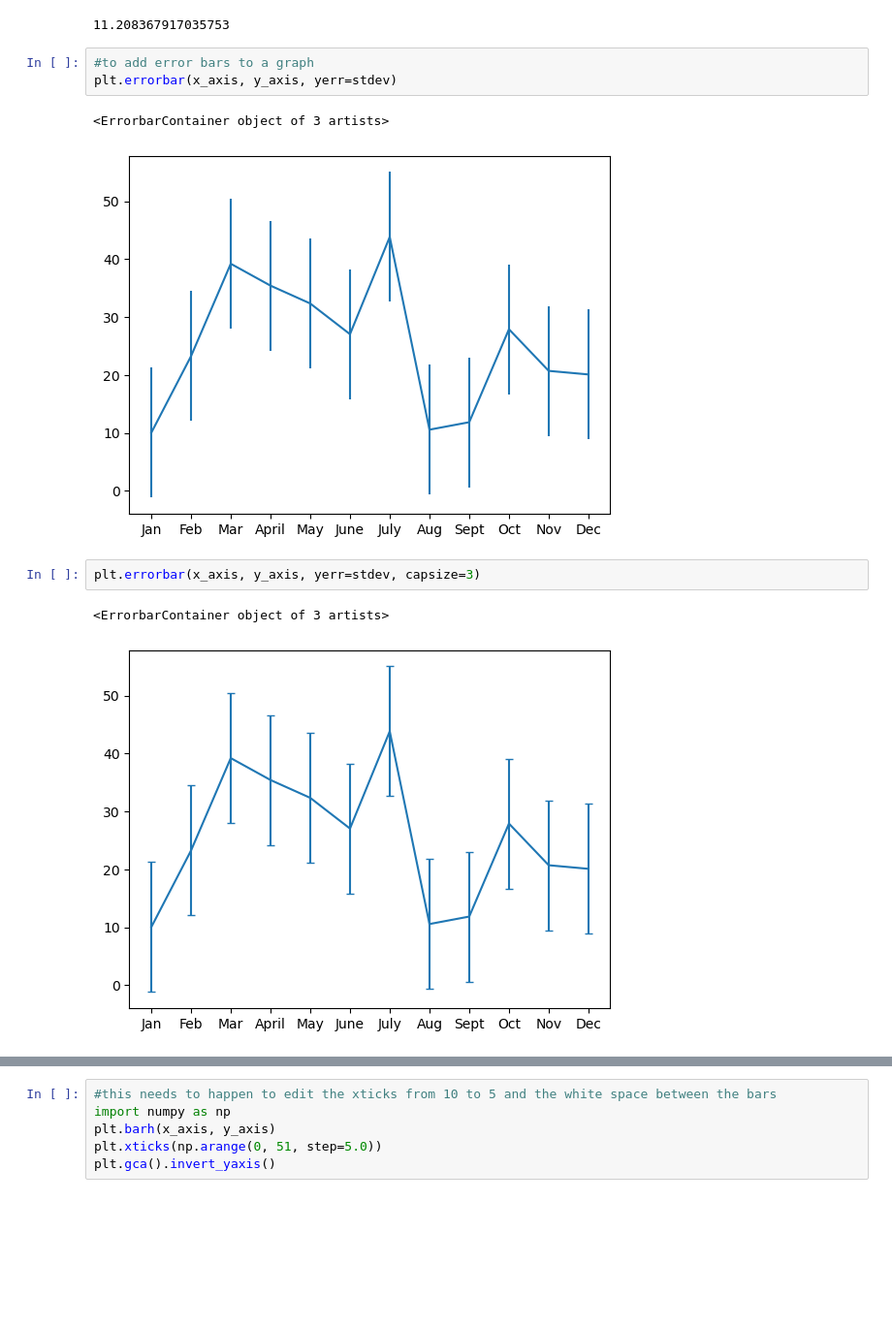
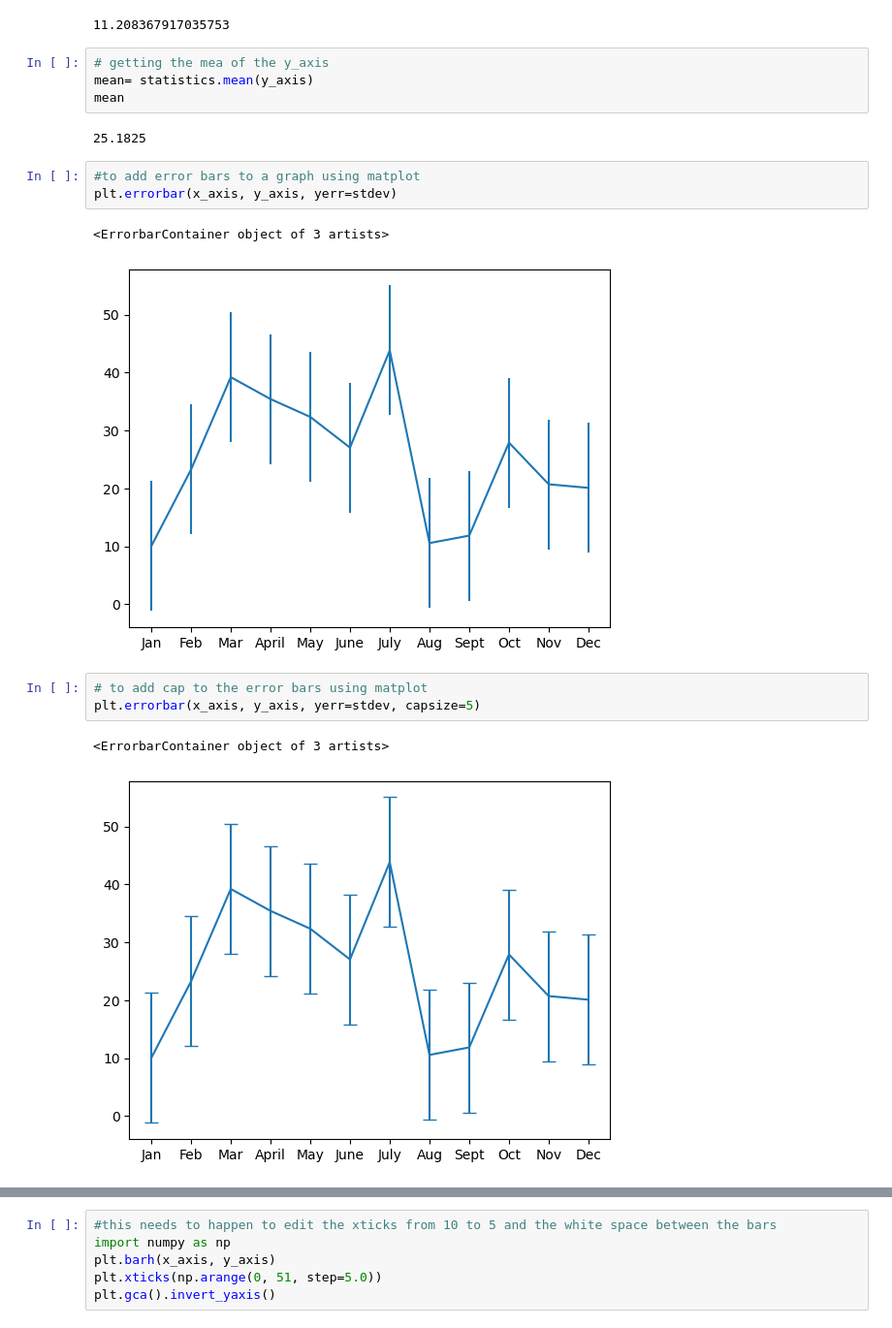
Before and after one commit to Levreka/PyBer_Analysis, a Jupyter notebook: matplotlib_practice2.ipynb, the cells around one changed output, grey strips where cells are left out. Shown at 97% size. Drawn from its saved outputs; the diff is of its cells as text; blank space fills up the shorter version.

```diff
--- a/matplotlib_practice2.ipynb
+++ b/matplotlib_practice2.ipynb
@@ -16,15 +16,22 @@ stdev = statistics.stdev(y_axis)
 stdev
 # %% [output]
 11.208367917035753
+# %%
+# getting the mea of the y_axis
+mean= statistics.mean(y_axis)
+mean
+# %% [output]
+25.1825
 # %%
-#to add error bars to a graph
+#to add error bars to a graph using matplot
 plt.errorbar(x_axis, y_axis, yerr=stdev)
 # %% [output]
 <ErrorbarContainer object of 3 artists>
 [figure]
 # %%
-plt.errorbar(x_axis, y_axis, yerr=stdev, capsize=3)
+# to add cap to the error bars using matplot
+plt.errorbar(x_axis, y_axis, yerr=stdev, capsize=5)
 # %% [output]
 <ErrorbarContainer object of 3 artists>
-[figure, old version]
+[figure, new version]
 # %%
```
Also changed, not shown: parts of 3 cells of this notebook, 1 other file.
